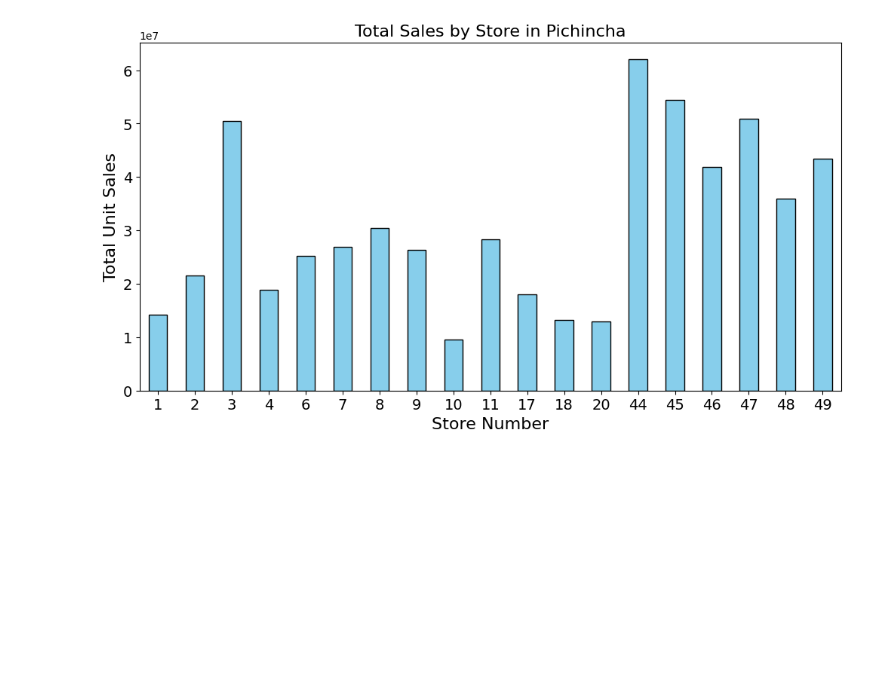
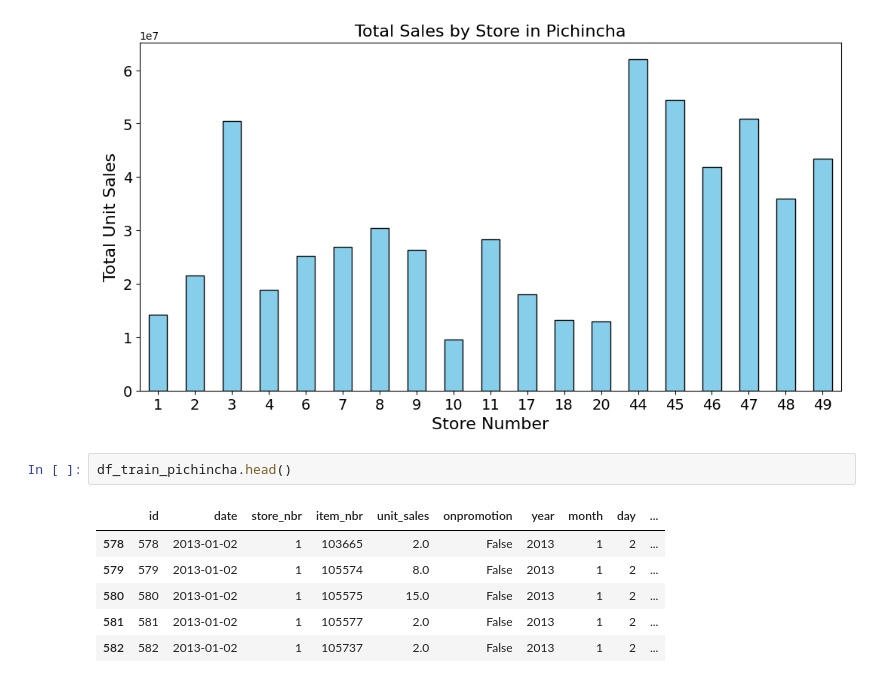
Before and after one commit to zvuk1T/Masterschool_Project-Time_Series_Analysis, a Jupyter notebook: Notebooks/Time_Series-XGBOOST.ipynb, the cells around one changed output. Cells and saved outputs as stored; diff of their text form; blank space fills up the shorter version.

```diff
--- a/Notebooks/Time_Series-XGBOOST.ipynb
+++ b/Notebooks/Time_Series-XGBOOST.ipynb
@@ -437,3 +441,12 @@ plt.yticks(fontsize=14)
 plt.show()
 # %% [output]
 [figure]
+# %%
+df_train_pichincha.head()
+# %% [output]
+|  | id | date | store_nbr | item_nbr | unit_sales | onpromotion | year | month | day | ... |
+| 578 | 578 | 2013-01-02 | 1 | 103665 | 2.0 | False | 2013 | 1 | 2 | ... |
+| 579 | 579 | 2013-01-02 | 1 | 105574 | 8.0 | False | 2013 | 1 | 2 | ... |
+| 580 | 580 | 2013-01-02 | 1 | 105575 | 15.0 | False | 2013 | 1 | 2 | ... |
+| 581 | 581 | 2013-01-02 | 1 | 105577 | 2.0 | False | 2013 | 1 | 2 | ... |
+| 582 | 582 | 2013-01-02 | 1 | 105737 | 2.0 | False | 2013 | 1 | 2 | ... |
```
Also changed, not shown: parts of 2 cells of this notebook, 1 other file.
